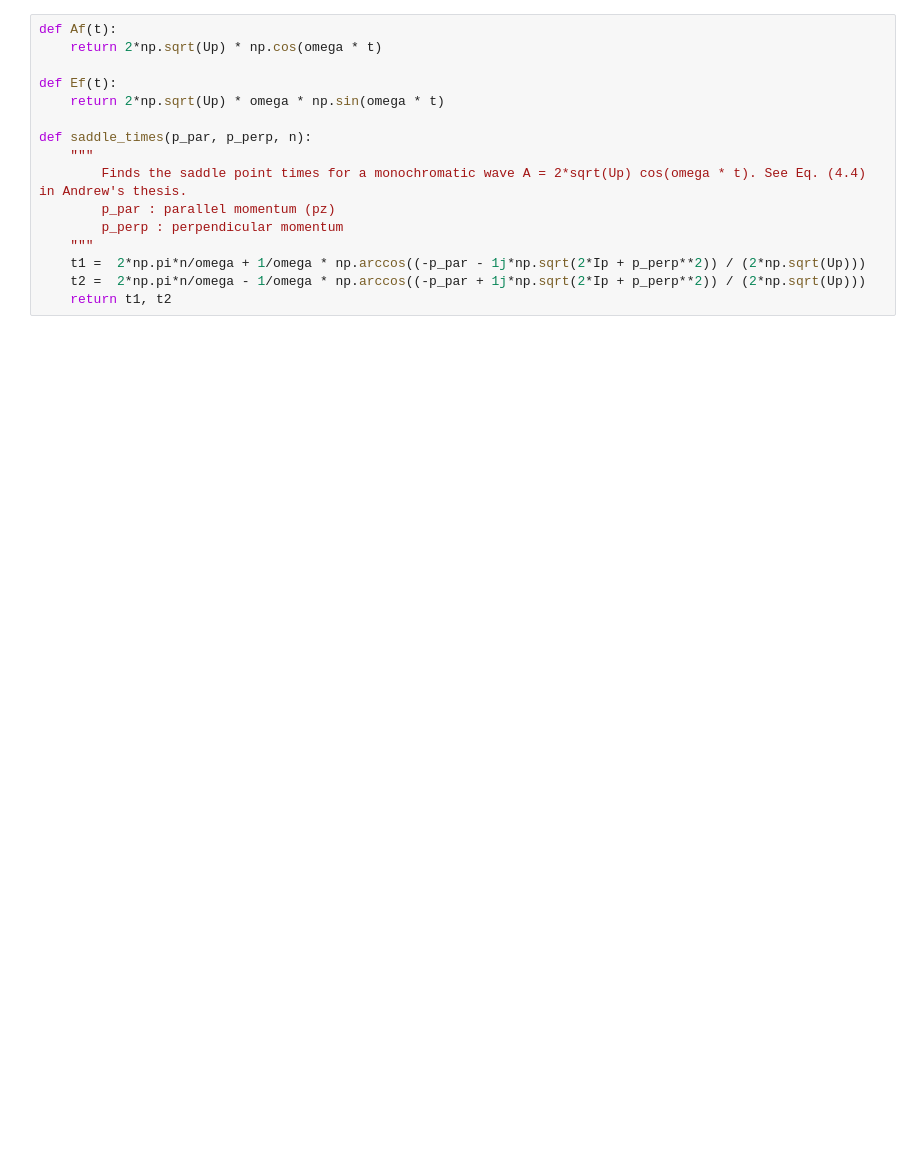
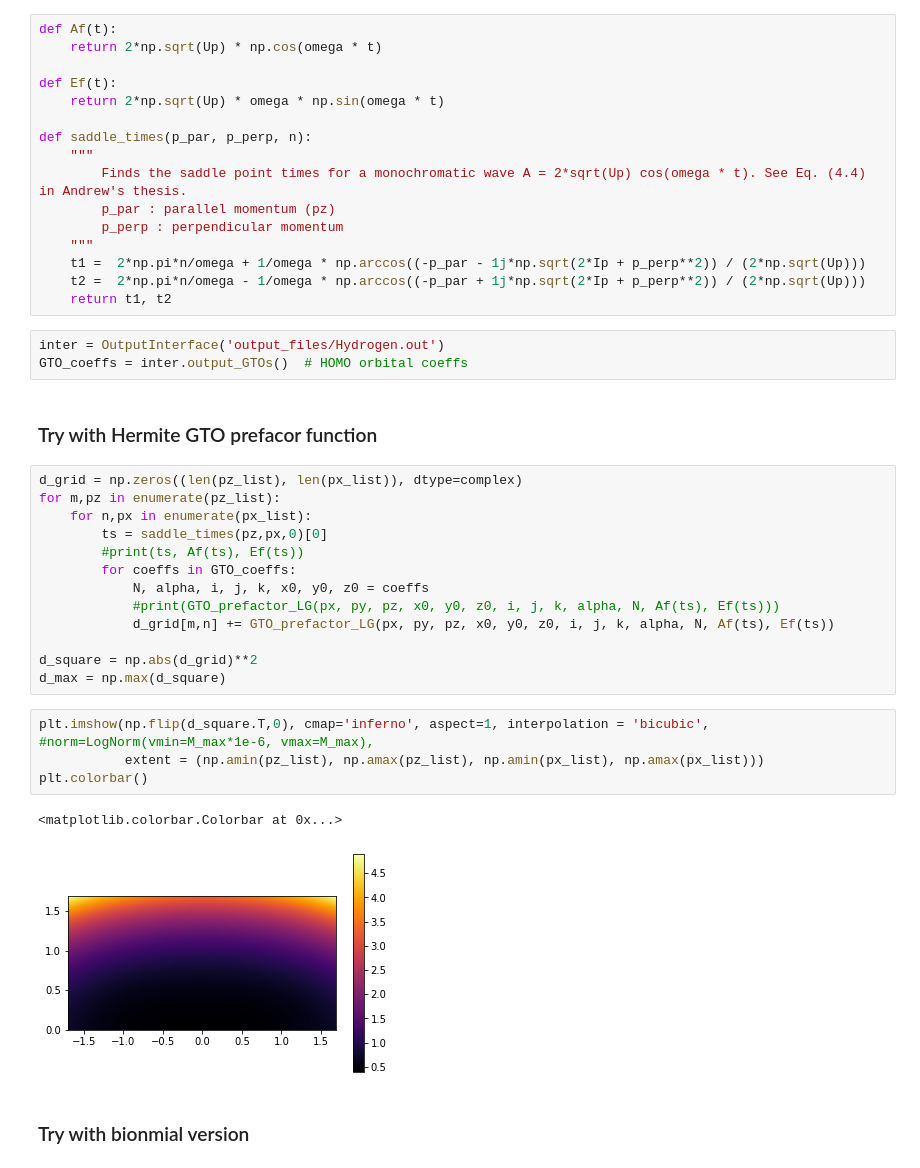
Before and after one commit to MadsCarlsen/Projekter, a Jupyter notebook: Prefacor_plots.ipynb, the cells around one changed output. Drawn from its saved outputs; the diff is of its cells as text; blank space fills up the shorter version.

Commit message:
Added stuff to prefactor_plots

```diff
--- a/Prefacor_plots.ipynb
+++ b/Prefacor_plots.ipynb
@@ -28,3 +60,30 @@ def saddle_times(p_par, p_perp, n):
     t1 =  2*np.pi*n/omega + 1/omega * np.arccos((-p_par - 1j*np.sqrt(2*Ip + p_perp**2)) / (2*np.sqrt(Up)))
     t2 =  2*np.pi*n/omega - 1/omega * np.arccos((-p_par + 1j*np.sqrt(2*Ip + p_perp**2)) / (2*np.sqrt(Up)))
     return t1, t2
+# %%
+inter = OutputInterface('output_files/Hydrogen.out')
+GTO_coeffs = inter.output_GTOs()  # HOMO orbital coeffs
+# %% [markdown]
+### Try with Hermite GTO prefacor function
+# %%
+d_grid = np.zeros((len(pz_list), len(px_list)), dtype=complex)
+for m,pz in enumerate(pz_list):
+    for n,px in enumerate(px_list):
+        ts = saddle_times(pz,px,0)[0]
+        #print(ts, Af(ts), Ef(ts))
+        for coeffs in GTO_coeffs:
+            N, alpha, i, j, k, x0, y0, z0 = coeffs
+            #print(GTO_prefactor_LG(px, py, pz, x0, y0, z0, i, j, k, alpha, N, Af(ts), Ef(ts)))
+            d_grid[m,n] += GTO_prefactor_LG(px, py, pz, x0, y0, z0, i, j, k, alpha, N, Af(ts), Ef(ts))
+
+d_square = np.abs(d_grid)**2
+d_max = np.max(d_square)
+# %%
+plt.imshow(np.flip(d_square.T,0), cmap='inferno', aspect=1, interpolation = 'bicubic', #norm=LogNorm(vmin=M_max*1e-6, vmax=M_max),
+           extent = (np.amin(pz_list), np.amax(pz_list), np.amin(px_list), np.amax(px_list)))
+plt.colorbar()
+# %% [output]
+<matplotlib.colorbar.Colorbar at 0x...>
+[figure, added]
+# %% [markdown]
+### Try with bionmial version
```
Also changed, not shown: parts of 8 cells of this notebook, 2 other files.
